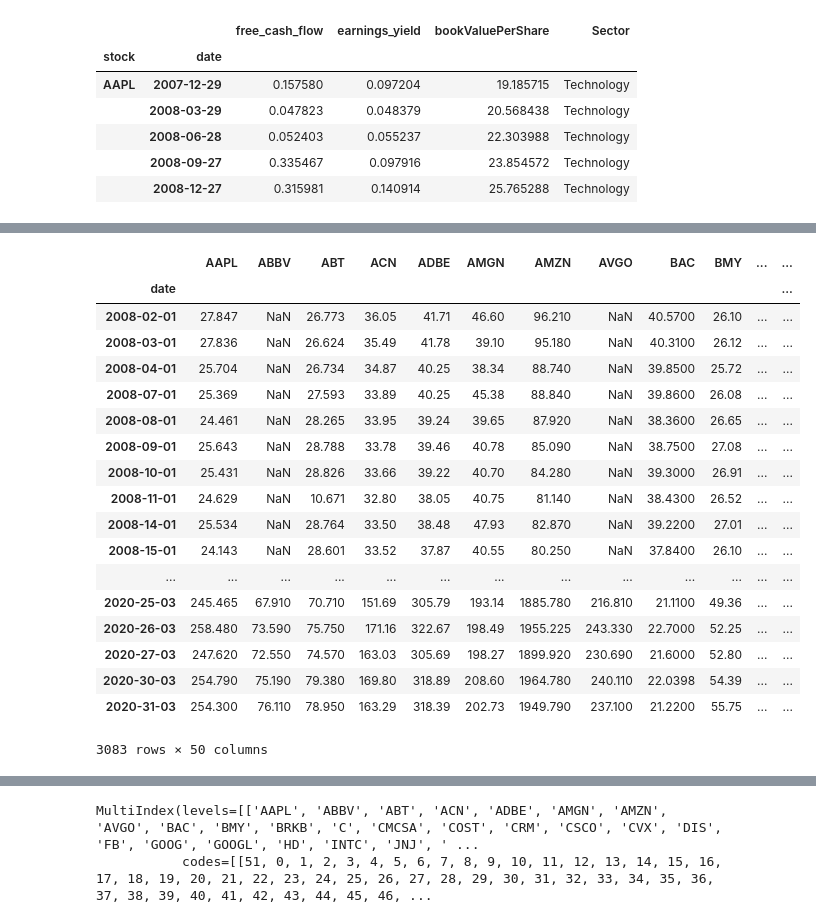
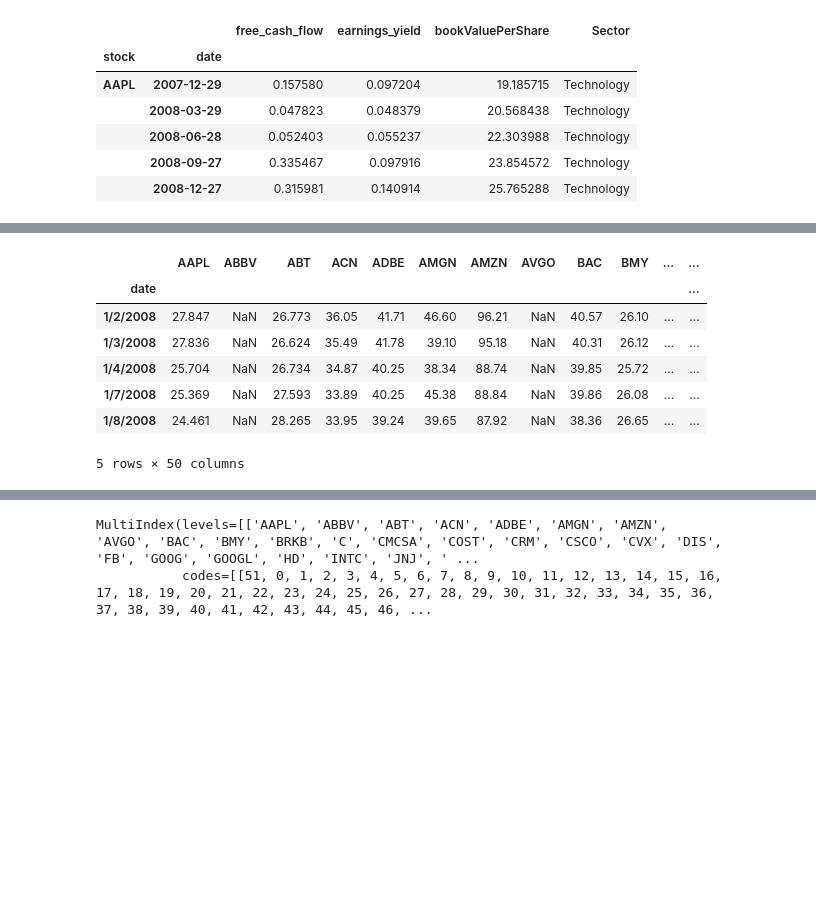
Before and after one commit to jankovicsara/PROJECT-1, a Jupyter notebook: Factors_RD611.ipynb, the cells around one changed output, grey strips where cells are left out. Saved outputs shown, nothing was run; the diff lists cells and outputs as text; code cells hidden in the pictures; blank space fills up the shorter version.

```diff
--- a/Factors_RD611.ipynb
+++ b/Factors_RD611.ipynb
@@ -223,24 +208,13 @@ ds3.head()
 5 rows × 51 columns
 # %%
 ds4=ds3.set_index('date')
-ds4
+ds4.head()
 # %% [output]
 |  | AAPL | ABBV | ABT | ACN | ADBE | AMGN | AMZN | AVGO | BAC | BMY | ... | ... |
 | date |  |  |  |  |  |  |  |  |  |  |  | ... |
-| 2008-02-01 | 27.847 | NaN | 26.773 | 36.05 | 41.71 | 46.60 | 96.210 | NaN | 40.5700 | 26.10 | ... | ... |
-| 2008-03-01 | 27.836 | NaN | 26.624 | 35.49 | 41.78 | 39.10 | 95.180 | NaN | 40.3100 | 26.12 | ... | ... |
-| 2008-04-01 | 25.704 | NaN | 26.734 | 34.87 | 40.25 | 38.34 | 88.740 | NaN | 39.8500 | 25.72 | ... | ... |
-| 2008-07-01 | 25.369 | NaN | 27.593 | 33.89 | 40.25 | 45.38 | 88.840 | NaN | 39.8600 | 26.08 | ... | ... |
-| 2008-08-01 | 24.461 | NaN | 28.265 | 33.95 | 39.24 | 39.65 | 87.920 | NaN | 38.3600 | 26.65 | ... | ... |
-| 2008-09-01 | 25.643 | NaN | 28.788 | 33.78 | 39.46 | 40.78 | 85.090 | NaN | 38.7500 | 27.08 | ... | ... |
-| 2008-10-01 | 25.431 | NaN | 28.826 | 33.66 | 39.22 | 40.70 | 84.280 | NaN | 39.3000 | 26.91 | ... | ... |
-| 2008-11-01 | 24.629 | NaN | 10.671 | 32.80 | 38.05 | 40.75 | 81.140 | NaN | 38.4300 | 26.52 | ... | ... |
-| 2008-14-01 | 25.534 | NaN | 28.764 | 33.50 | 38.48 | 47.93 | 82.870 | NaN | 39.2200 | 27.01 | ... | ... |
-| 2008-15-01 | 24.143 | NaN | 28.601 | 33.52 | 37.87 | 40.55 | 80.250 | NaN | 37.8400 | 26.10 | ... | ... |
-| ... | ... | ... | ... | ... | ... | ... | ... | ... | ... | ... | ... | ... |
-| 2020-25-03 | 245.465 | 67.910 | 70.710 | 151.69 | 305.79 | 193.14 | 1885.780 | 216.810 | 21.1100 | 49.36 | ... | ... |
-| 2020-26-03 | 258.480 | 73.590 | 75.750 | 171.16 | 322.67 | 198.49 | 1955.225 | 243.330 | 22.7000 | 52.25 | ... | ... |
-| 2020-27-03 | 247.620 | 72.550 | 74.570 | 163.03 | 305.69 | 198.27 | 1899.920 | 230.690 | 21.6000 | 52.80 | ... | ... |
-| 2020-30-03 | 254.790 | 75.190 | 79.380 | 169.80 | 318.89 | 208.60 | 1964.780 | 240.110 | 22.0398 | 54.39 | ... | ... |
-| 2020-31-03 | 254.300 | 76.110 | 78.950 | 163.29 | 318.39 | 202.73 | 1949.790 | 237.100 | 21.2200 | 55.75 | ... | ... |
+| 1/2/2008 | 27.847 | NaN | 26.773 | 36.05 | 41.71 | 46.60 | 96.21 | NaN | 40.57 | 26.10 | ... | ... |
+| 1/3/2008 | 27.836 | NaN | 26.624 | 35.49 | 41.78 | 39.10 | 95.18 | NaN | 40.31 | 26.12 | ... | ... |
+| 1/4/2008 | 25.704 | NaN | 26.734 | 34.87 | 40.25 | 38.34 | 88.74 | NaN | 39.85 | 25.72 | ... | ... |
+| 1/7/2008 | 25.369 | NaN | 27.593 | 33.89 | 40.25 | 45.38 | 88.84 | NaN | 39.86 | 26.08 | ... | ... |
+| 1/8/2008 | 24.461 | NaN | 28.265 | 33.95 | 39.24 | 39.65 | 87.92 | NaN | 38.36 | 26.65 | ... | ... |
-3083 rows × 50 columns
+5 rows × 50 columns
```
Also changed, not shown: parts of 25 cells of this notebook, 2 other files.
